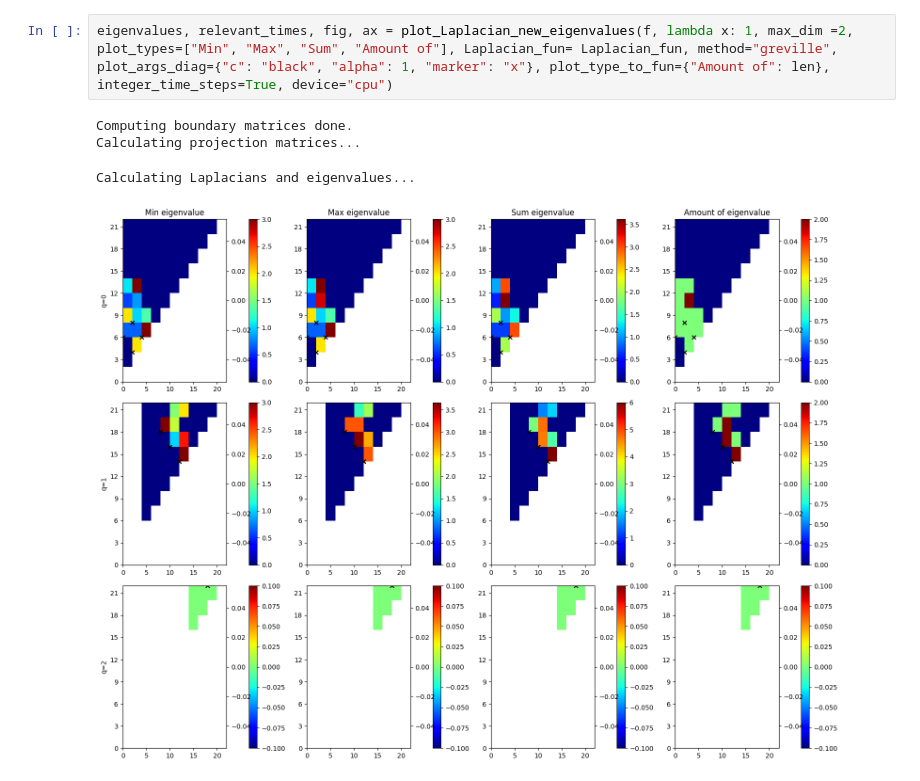
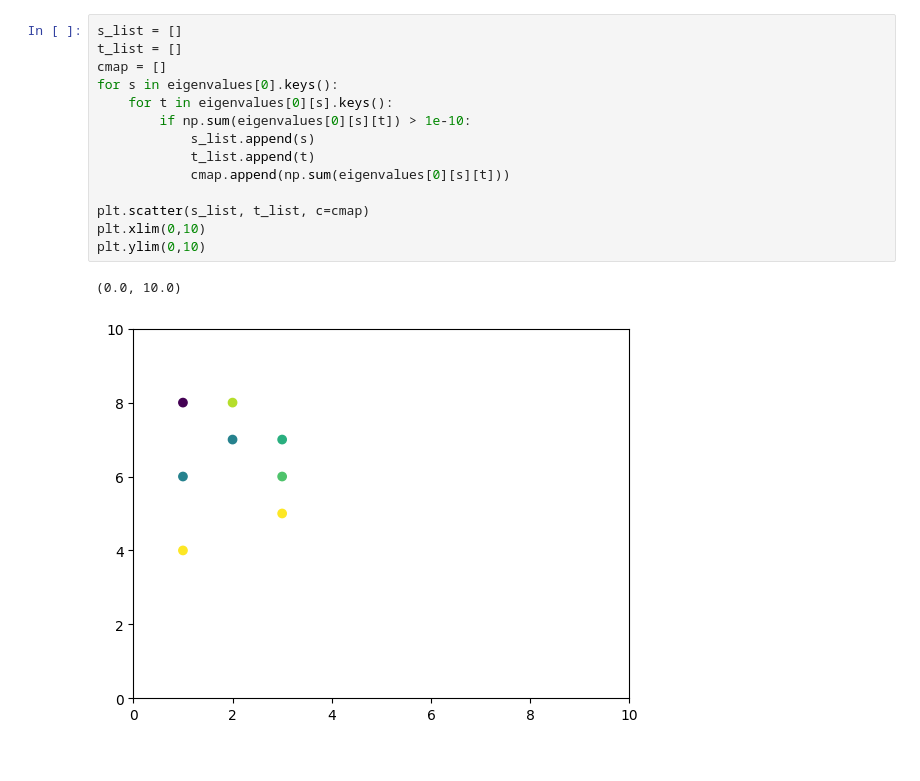
Before and after one commit to siroj99/Master_thesis, a Jupyter notebook: code/laplacians_torch.ipynb, the cells around one changed output. Cells and saved outputs as stored; diff of their text form.

```diff
--- a/code/laplacians_torch.ipynb
+++ b/code/laplacians_torch.ipynb
@@ -218,7 +190,17 @@ Computing boundary matrices done.
-# %%
-eigenvalues, relevant_times, fig, ax = plot_Laplacian_new_eigenvalues(f, lambda x: 1, max_dim =2, plot_types=["Min", "Max", "Sum", "Amount of"], Laplacian_fun= Laplacian_fun, method="greville", plot_args_diag={"c": "black", "alpha": 1, "marker": "x"}, plot_type_to_fun={"Amount of": len}, integer_time_steps=True, device="cpu")
-# %% [output]
-Computing boundary matrices done.
-Calculating projection matrices...
-Calculating Laplacians and eigenvalues...
-[figure, removed]
+# %%
+s_list = []
+t_list = []
+cmap = []
+for s in eigenvalues[0].keys():
+    for t in eigenvalues[0][s].keys():
+        if np.sum(eigenvalues[0][s][t]) > 1e-10:
+            s_list.append(s)
+            t_list.append(t)
+            cmap.append(np.sum(eigenvalues[0][s][t]))
+
+plt.scatter(s_list, t_list, c=cmap)
+plt.xlim(0,10)
+plt.ylim(0,10)
+# %% [output]
+(0.0, 10.0)
+[figure, added]
```
Also changed, not shown: parts of 10 cells of this notebook, 10 other files.
